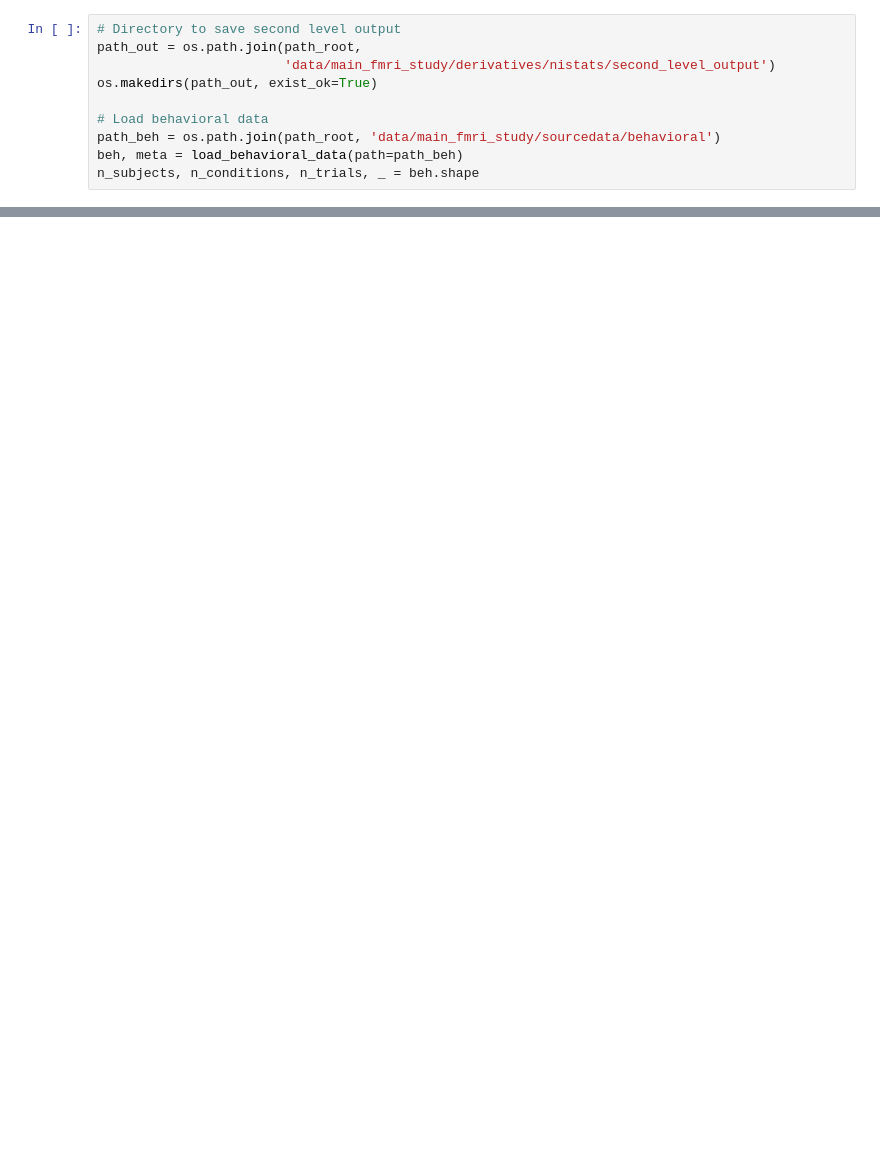
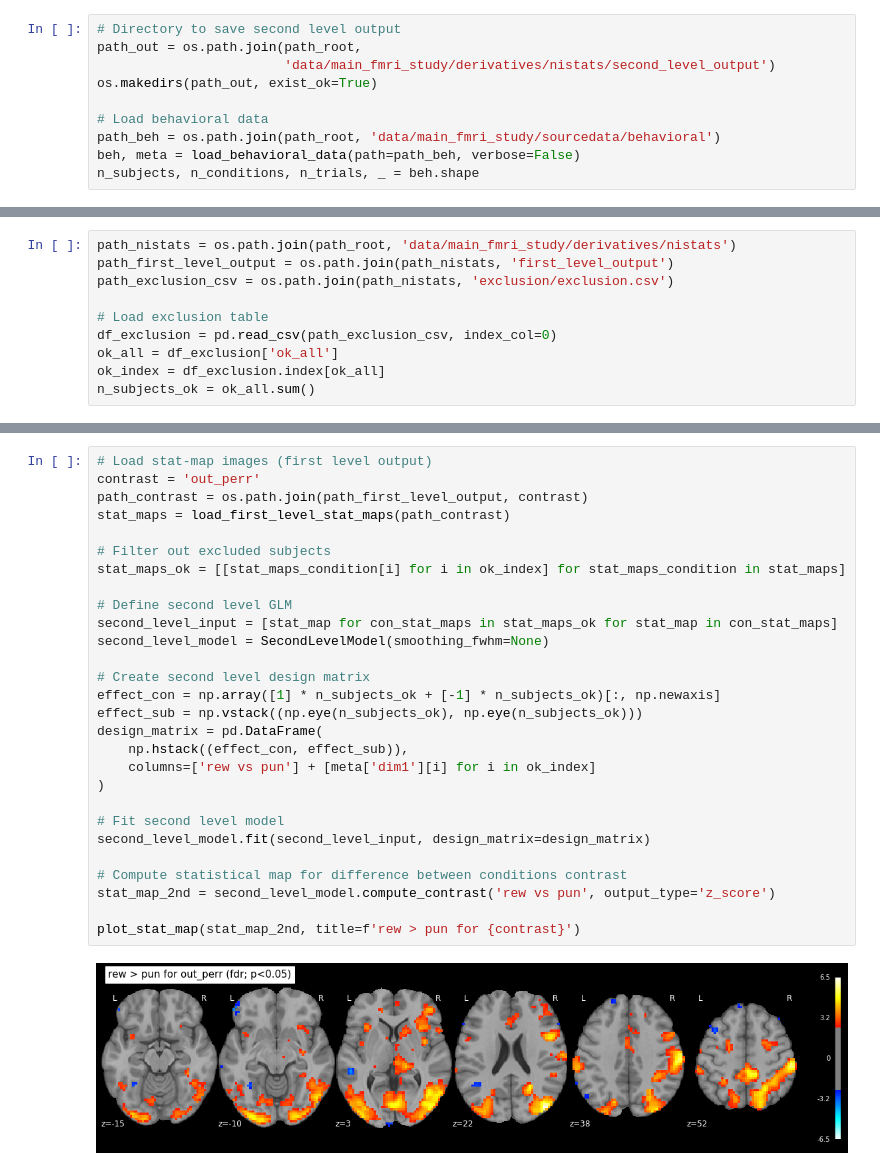
Before and after one commit to kbonna/decidenet, a Jupyter notebook: activation_analysis/dn_aa_03_second_level.ipynb, the cells around one changed output, grey strips where cells are left out. Cells and saved outputs as stored; diff of their text form; blank space fills up the shorter version.

Commit message:
rewritten exclusion criteria dn_aa_02 and second level GLM dn_aa_03, added function to dn_utils.plotting

```diff
--- a/activation_analysis/dn_aa_03_second_level.ipynb
+++ b/activation_analysis/dn_aa_03_second_level.ipynb
@@ -38,5 +101,5 @@ os.makedirs(path_out, exist_ok=True)
 
 # Load behavioral data
 path_beh = os.path.join(path_root, 'data/main_fmri_study/sourcedata/behavioral')
-beh, meta = load_behavioral_data(path=path_beh)
+beh, meta = load_behavioral_data(path=path_beh, verbose=False)
 n_subjects, n_conditions, n_trials, _ = beh.shape
@@ -83,3 +111,13 @@ for con_idx in range(n_conditions):
+# %%
+path_nistats = os.path.join(path_root, 'data/main_fmri_study/derivatives/nistats')
+path_first_level_output = os.path.join(path_nistats, 'first_level_output')
+path_exclusion_csv = os.path.join(path_nistats, 'exclusion/exclusion.csv')
+
+# Load exclusion table
+df_exclusion = pd.read_csv(path_exclusion_csv, index_col=0)
+ok_all = df_exclusion['ok_all']
+ok_index = df_exclusion.index[ok_all]
+n_subjects_ok = ok_all.sum()
 # %% [markdown]
 ## Group analysis
 
@@ -244,0 +129,30 @@ tb = tb.loc[tb['Cluster Size (mm3)'] != '']
+# %%
+# Load stat-map images (first level output)
+contrast = 'out_perr'
+path_contrast = os.path.join(path_first_level_output, contrast)
+stat_maps = load_first_level_stat_maps(path_contrast)
+
+# Filter out excluded subjects
+stat_maps_ok = [[stat_maps_condition[i] for i in ok_index] for stat_maps_condition in stat_maps]
+
+# Define second level GLM
+second_level_input = [stat_map for con_stat_maps in stat_maps_ok for stat_map in con_stat_maps]
+second_level_model = SecondLevelModel(smoothing_fwhm=None)
+
+# Create second level design matrix
+effect_con = np.array([1] * n_subjects_ok + [-1] * n_subjects_ok)[:, np.newaxis]
+effect_sub = np.vstack((np.eye(n_subjects_ok), np.eye(n_subjects_ok)))
+design_matrix = pd.DataFrame(
+    np.hstack((effect_con, effect_sub)),
+    columns=['rew vs pun'] + [meta['dim1'][i] for i in ok_index]
+)
+
+# Fit second level model
+second_level_model.fit(second_level_input, design_matrix=design_matrix)
+
+# Compute statistical map for difference between conditions contrast
+stat_map_2nd = second_level_model.compute_contrast('rew vs pun', output_type='z_score')
+
+plot_stat_map(stat_map_2nd, title=f'rew > pun for {contrast}')
+# %% [output]
+[figure, added]
```
Also changed, not shown: parts of 23 cells of this notebook, 3 other files.
